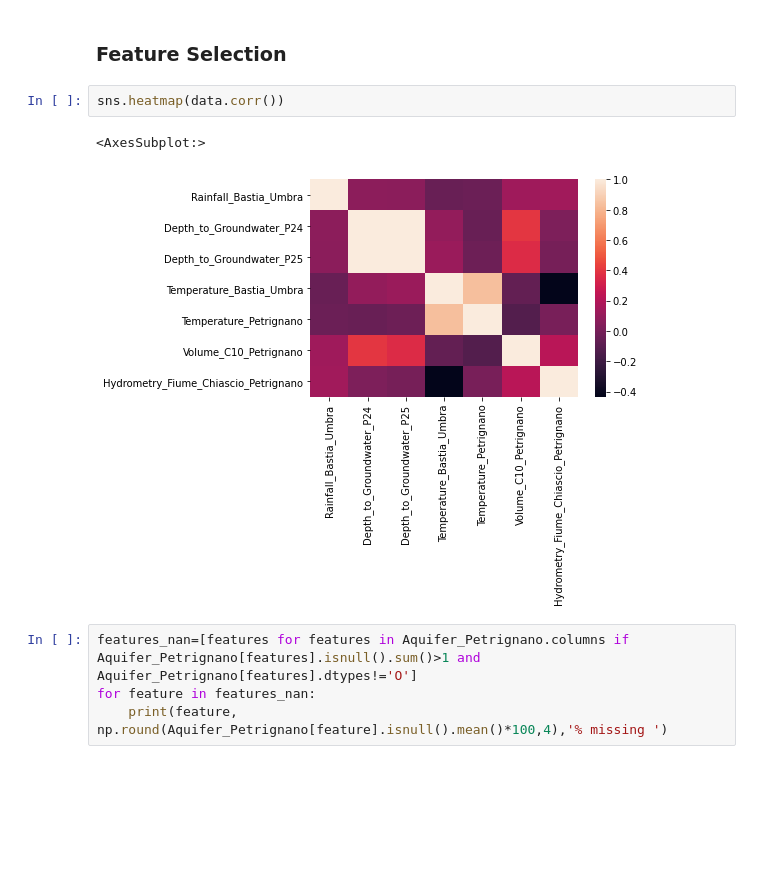
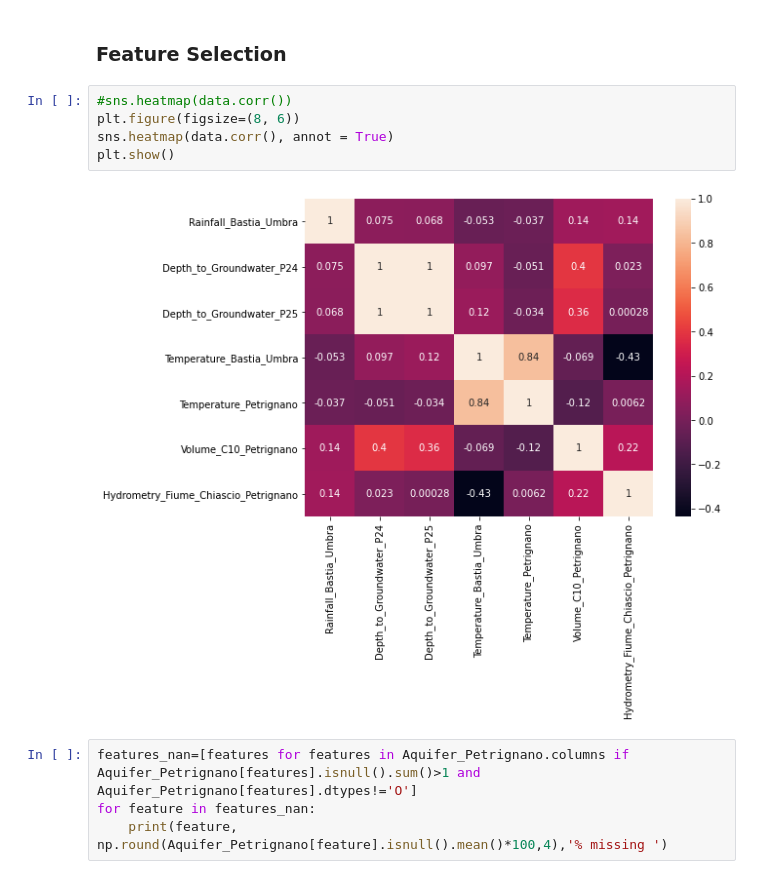
Before and after one commit to Himanth-Venati/Acea_Smart_Water_Analytics_ML, a Jupyter notebook: Acea_Smart_Water_Analytics_Aquifer_Petrignano.ipynb, the cells around one changed output. Saved outputs shown, nothing was run; the diff lists cells and outputs as text; blank space fills up the shorter version.

```diff
--- a/Acea_Smart_Water_Analytics_Aquifer_Petrignano.ipynb
+++ b/Acea_Smart_Water_Analytics_Aquifer_Petrignano.ipynb
@@ -77,11 +77,13 @@ data=Aquifer_Petrignano.copy()
 data.drop('Date',axis=1,inplace=True)
 # %% [markdown]
 ### Feature Selection
-# %%
-sns.heatmap(data.corr())
-# %% [output]
-<AxesSubplot:>
-[figure, removed]
+# %%
+#sns.heatmap(data.corr())
+plt.figure(figsize=(8, 6))
+sns.heatmap(data.corr(), annot = True)
+plt.show()
+# %% [output]
+[figure, added]
 # %%
 features_nan=[features for features in Aquifer_Petrignano.columns if Aquifer_Petrignano[features].isnull().sum()>1 and Aquifer_Petrignano[features].dtypes!='O']
 for feature in features_nan:
```
Also changed, not shown: parts of 5 cells of this notebook.
